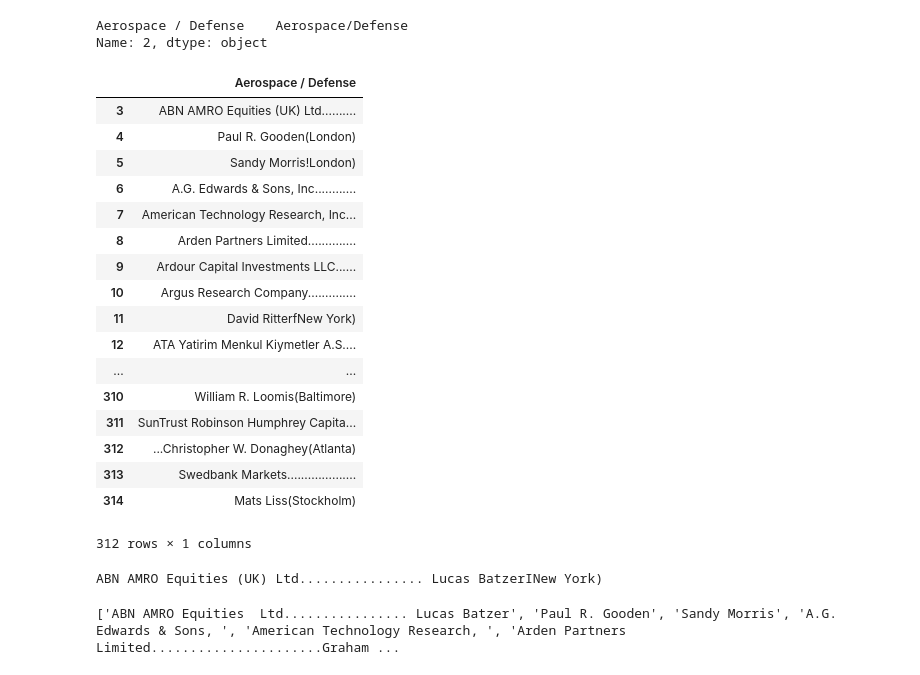
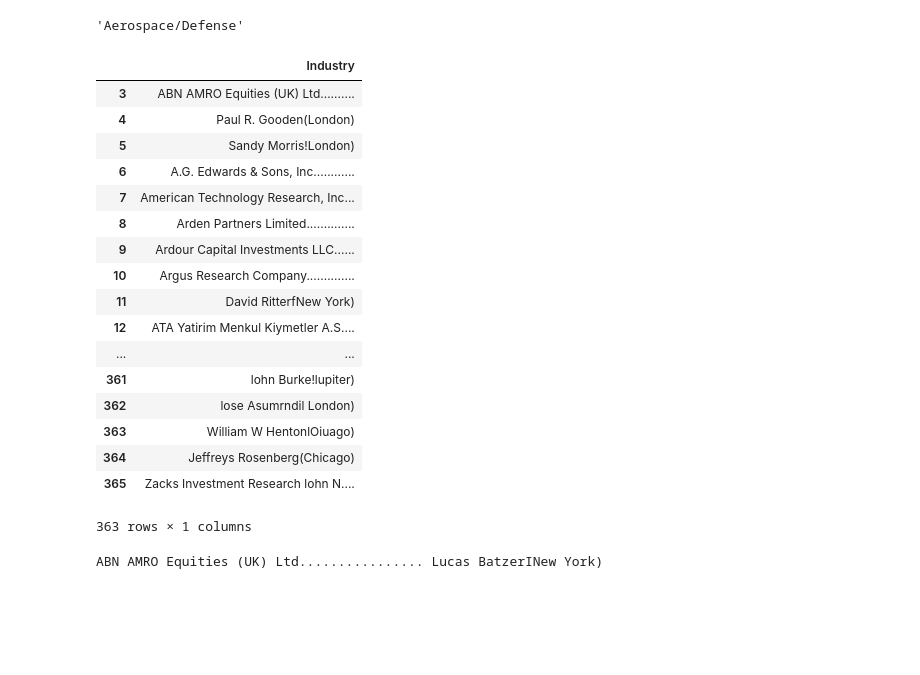
Before and after one commit to michellemao0224/PDF-to-Text-Parser, a Jupyter notebook: pdfParser.ipynb, the cells around one changed output. Saved outputs shown, nothing was run; the diff lists cells and outputs as text; code cells hidden in the pictures; blank space fills up the shorter version.

```diff
--- a/pdfParser.ipynb
+++ b/pdfParser.ipynb
@@ -4,6 +3,9 @@ import numpy as np
 # %%
 df=pd.read_csv("../Desktop/Example.csv")
 df_i = df.copy()
+# %%
+df_i = df_i.rename(columns = {'Aerospace / Defense':
+                              'Industry'})
 # %%
 industry_list = [
     'Aerospace/Defense','Agricultural Products','Air Freight','Airlines','Airlines/ Railroads','Aluminum','Auto Parts & Equipment',
@@ -43,16 +45,16 @@ industry_list = [
     'Waste Management', 'Water Utilities'
 ]
 # %%
-industry_type = df_i.loc[2]
+industry_type = df_i.loc[2].values[0]
+# industry_type = str(df_i.loc[2])
 industry_type
 # %% [output]
-Aerospace / Defense    Aerospace/Defense
-Name: 2, dtype: object
+'Aerospace/Defense'
 # %%
-df_i = df_i.iloc[3:-2]
+df_i = df_i.iloc[3:]
 df_i
 # %% [output]
-|  | Aerospace / Defense |
+|  | Industry |
 | 3 | ABN AMRO Equities (UK) Ltd.......... |
 | 4 | Paul R. Gooden(London) |
 | 5 | Sandy Morris!London) |
@@ -64,10 +66,10 @@ df_i
 | 11 | David RitterfNew York) |
 | 12 | ATA Yatirim Menkul Kiymetler A.S.... |
 | ... | ... |
-| 310 | William R. Loomis(Baltimore) |
-| 311 | SunTrust Robinson Humphrey Capita... |
-| 312 | ...Christopher W. Donaghey(Atlanta) |
-| 313 | Swedbank Markets.................... |
-| 314 | Mats Liss(Stockholm) |
+| 361 | lohn Burke!lupiter) |
+| 362 | lose Asumrndil London) |
+| 363 | William W HentonlOiuago) |
+| 364 | Jeffreys Rosenberg(Chicago) |
+| 365 | Zacks Investment Research lohn N.... |
-312 rows × 1 columns
+363 rows × 1 columns
 # %%
@@ -100,14 +101,13 @@ for index, row in df_city.iterrows():
     cities.append(row['name'])
 print(cities[0:10])
 # %%
+###
 import re
 firmName = []
-for companies in company_name:
-    nameLoc = re.sub( r'\((.*?)\)|I(.*?)\)|!(.*?)\)',"", companies)
+for rows in row_name:
+    nameLoc = re.sub( r'\((.*?)\)|!(.*?)\)',"", rows)
     firmName.append(nameLoc)
 print(firmName)
-# %% [output]
-['ABN AMRO Equities  Ltd................ Lucas Batzer', 'Paul R. Gooden', 'Sandy Morris', 'A.G. Edwards & Sons, ', 'American Technology Research, ', 'Arden Partners Limited......................Graham ...
 # %%
 ###
 for firms in firmName:
```
Also changed, not shown: parts of 7 cells of this notebook, 1 other file.
